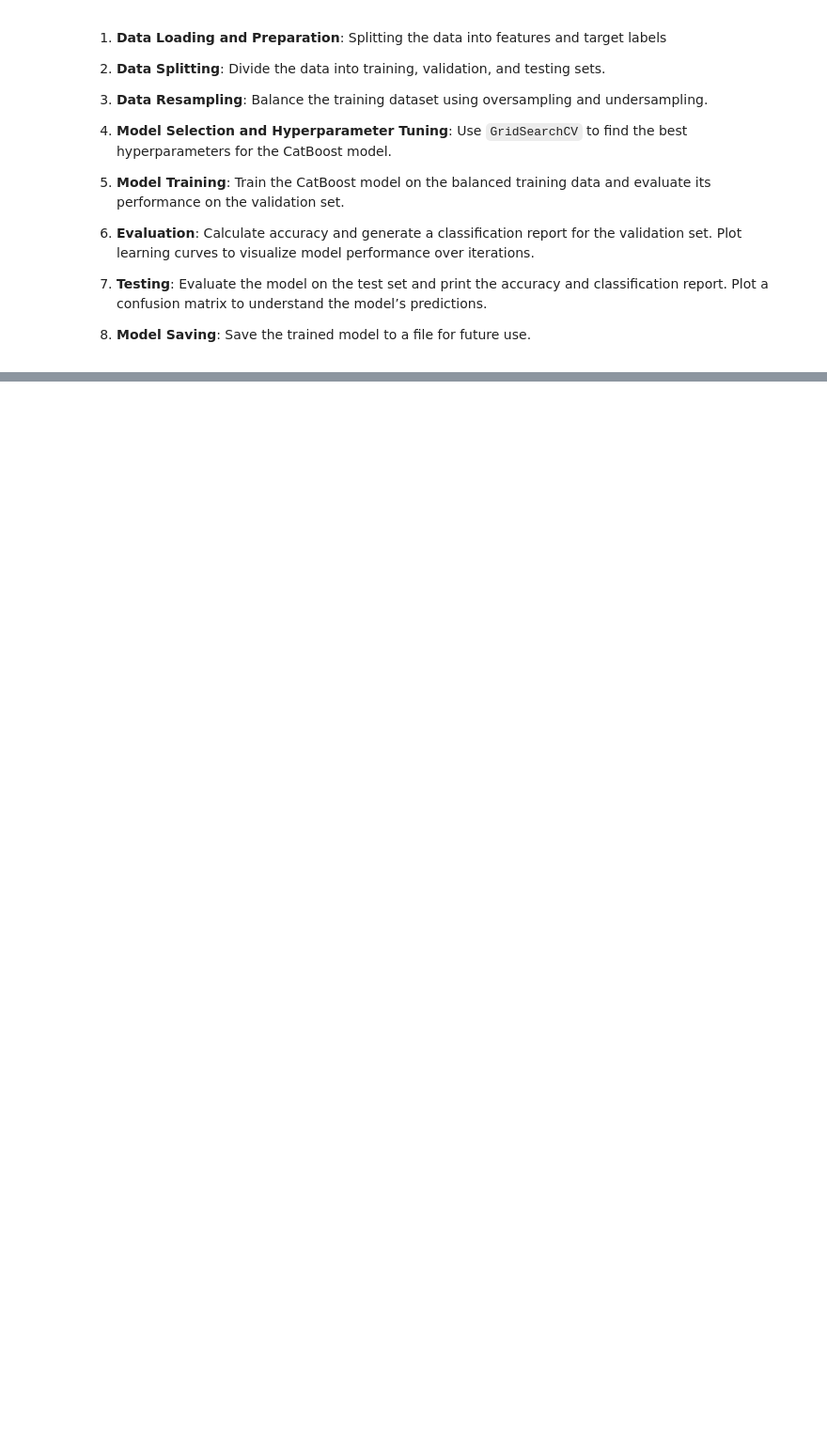
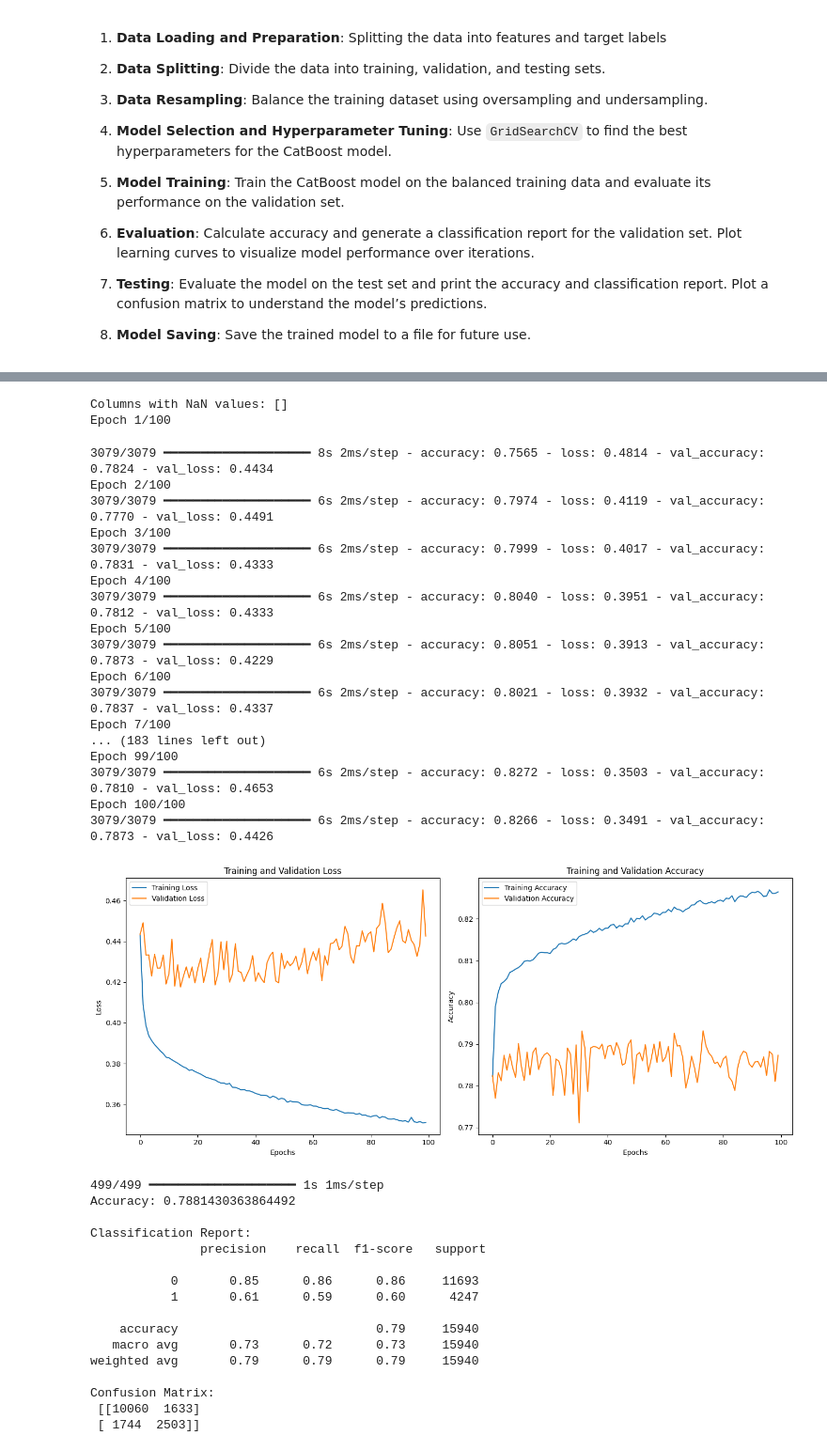
Before and after one commit to ajilataN/Fraud-Detection-in-NFT-Markets, a Jupyter notebook: fraud-detection.ipynb, the cells around one changed output, grey strips where cells are left out. Shown at 94% size. Saved outputs shown, nothing was run; the diff lists cells and outputs as text; code cells hidden in the pictures; blank space fills up the shorter version.

```diff
--- a/fraud-detection.ipynb
+++ b/fraud-detection.ipynb
@@ -1040,31 +1032,68 @@ def binary_ann(data):
     # Train the model
     history = model.fit(
         train_features, train_target,
         epochs=100,
         batch_size=32,
         validation_data=(val_features, val_target),
         verbose=1
     )
 
     # # Train the model
     # history = model.fit(
     #     train_features, train_target,
     #     epochs=500,
     #     batch_size=32,
     #     validation_data=(val_features, val_target),
     #     verbose=1
     # )
 
     plot_loss_and_accuracy_ANN(history, filename="loss_and_accuracy_chart_ANN_500_robust")
 
     # Predict and evaluate the model
     predictions = (model.predict(test_features) > 0.5).astype("int32")
 
     # Calculate accuracy and classification report
     print("Accuracy:", accuracy_score(test_target, predictions))
     print("\nClassification Report:\n", classification_report(test_target, predictions))
 
     # Plot the confusion matrix
     plot_confusion_matrix(test_target, predictions, filename="confusion_matrix_ANN_500_robust")
 
-# binary_ann(data)
+binary_ann(data)
+# %% [output]
+Columns with NaN values: []
+Epoch 1/100
+3079/3079 ━━━━━━━━━━━━━━━━━━━━ 8s 2ms/step - accuracy: 0.7565 - loss: 0.4814 - val_accuracy: 0.7824 - val_loss: 0.4434
+Epoch 2/100
+3079/3079 ━━━━━━━━━━━━━━━━━━━━ 6s 2ms/step - accuracy: 0.7974 - loss: 0.4119 - val_accuracy: 0.7770 - val_loss: 0.4491
+Epoch 3/100
+3079/3079 ━━━━━━━━━━━━━━━━━━━━ 6s 2ms/step - accuracy: 0.7999 - loss: 0.4017 - val_accuracy: 0.7831 - val_loss: 0.4333
+Epoch 4/100
+3079/3079 ━━━━━━━━━━━━━━━━━━━━ 6s 2ms/step - accuracy: 0.8040 - loss: 0.3951 - val_accuracy: 0.7812 - val_loss: 0.4333
+Epoch 5/100
+3079/3079 ━━━━━━━━━━━━━━━━━━━━ 6s 2ms/step - accuracy: 0.8051 - loss: 0.3913 - val_accuracy: 0.7873 - val_loss: 0.4229
+Epoch 6/100
+3079/3079 ━━━━━━━━━━━━━━━━━━━━ 6s 2ms/step - accuracy: 0.8021 - loss: 0.3932 - val_accuracy: 0.7837 - val_loss: 0.4337
+Epoch 7/100
+... (183 lines left out)
+Epoch 99/100
+3079/3079 ━━━━━━━━━━━━━━━━━━━━ 6s 2ms/step - accuracy: 0.8272 - loss: 0.3503 - val_accuracy: 0.7810 - val_loss: 0.4653
+Epoch 100/100
+3079/3079 ━━━━━━━━━━━━━━━━━━━━ 6s 2ms/step - accuracy: 0.8266 - loss: 0.3491 - val_accuracy: 0.7873 - val_loss: 0.4426
+[figure, added]
+499/499 ━━━━━━━━━━━━━━━━━━━━ 1s 1ms/step
+Accuracy: 0.7881430363864492
+
+Classification Report:
+               precision    recall  f1-score   support
+
+           0       0.85      0.86      0.86     11693
+           1       0.61      0.59      0.60      4247
+
+    accuracy                           0.79     15940
+   macro avg       0.73      0.72      0.73     15940
+weighted avg       0.79      0.79      0.79     15940
+
+Confusion Matrix:
+ [[10060  1633]
+ [ 1744  2503]]
```
Also changed, not shown: parts of 4 cells of this notebook.
